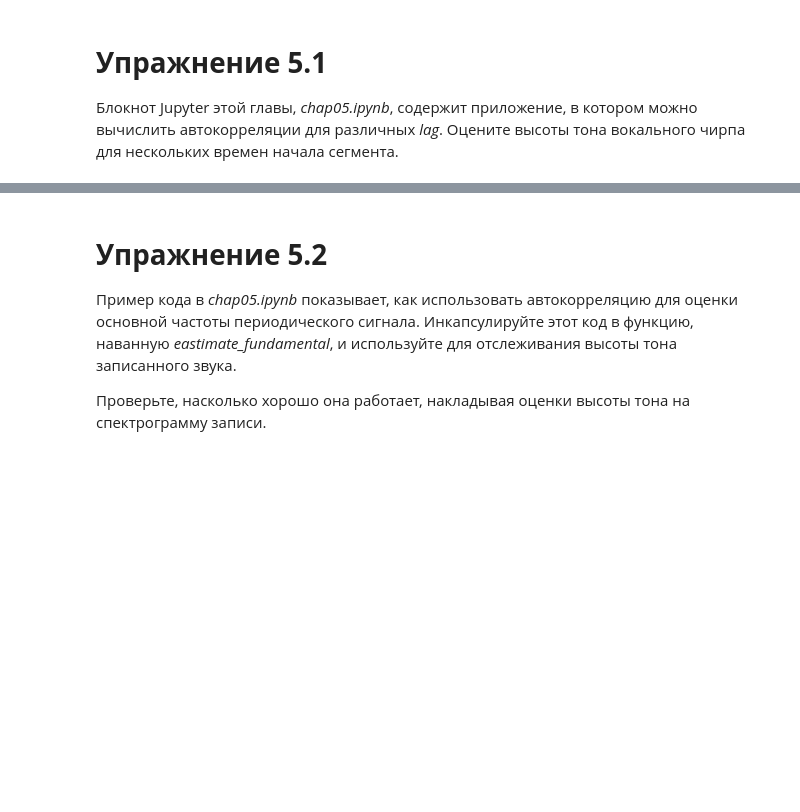
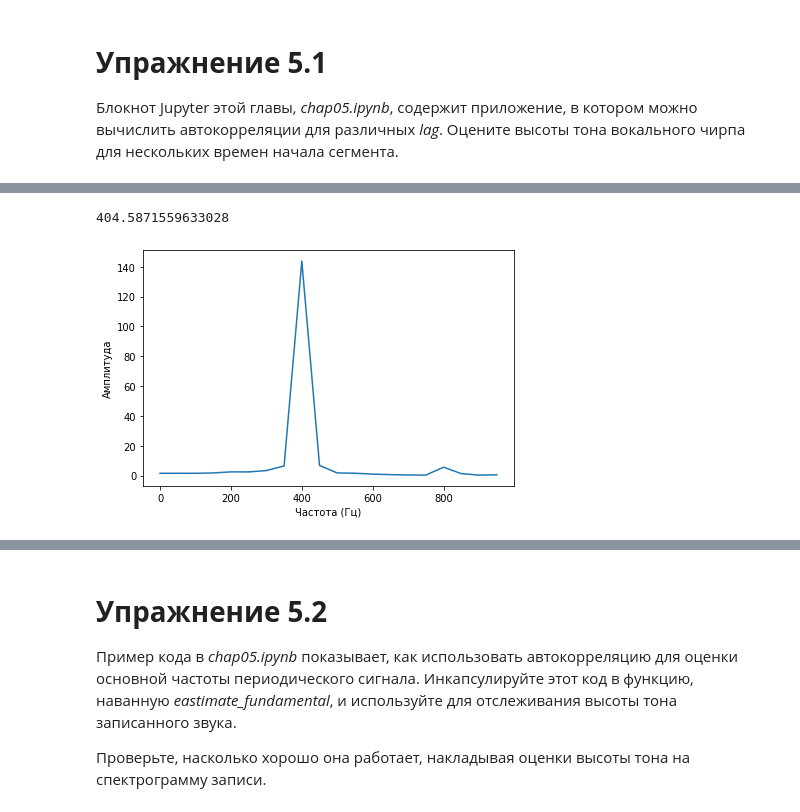
Before and after one commit to DenZhid/TelecommunicationSystemsLabs, a Jupyter notebook: Lab5/Lab5.ipynb, the cells around one changed output, grey strips where cells are left out. Drawn from its saved outputs; the diff is of its cells as text; code cells hidden in the pictures; blank space fills up the shorter version.

```diff
--- a/Lab5/Lab5.ipynb
+++ b/Lab5/Lab5.ipynb
@@ -27,0 +63,14 @@ from thinkdsp import read_wave
+# %%
+low, high = 90, 110
+lag = np.array(corrs[low:high]).argmax() + low
+period = lag / segment.framerate
+frequency = 1 / period
+frequency
+# %% [output]
+404.5871559633028
+# %%
+spectrum = segment.make_spectrum()
+spectrum.plot(high=1000)
+decorate(xlabel='Частота (Гц)', ylabel='Амплитуда')
+# %% [output]
+[figure, added]
```
Also changed, not shown: parts of 40 cells of this notebook.
